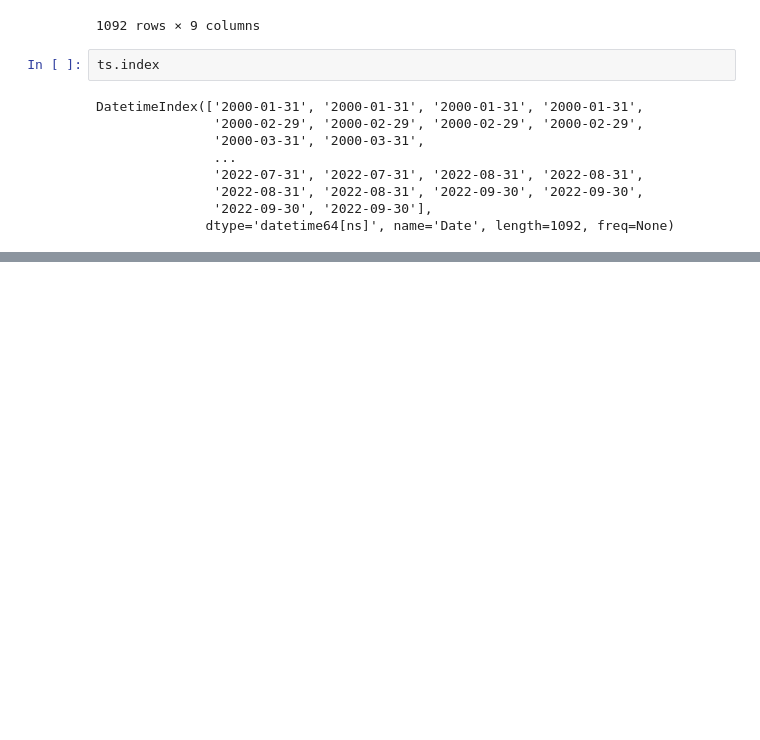
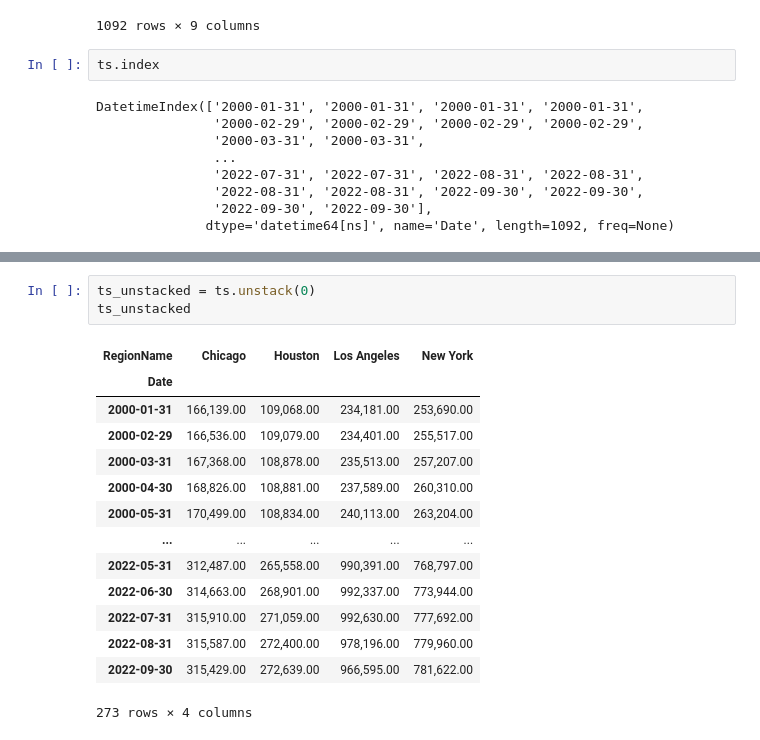
Before and after one commit to Beagan19/-Core--Preparing-Time-Series-from-Wide-Form-Data, a Jupyter notebook: (Core) Preparing Time Series from Wide-Form Data.ipynb, the cells around one changed output, grey strips where cells are left out. Saved outputs shown, nothing was run; the diff lists cells and outputs as text; blank space fills up the shorter version.

```diff
--- a/(Core) Preparing Time Series from Wide-Form Data.ipynb
+++ b/(Core) Preparing Time Series from Wide-Form Data.ipynb
@@ -175,0 +197,18 @@ ts_MS.head()
+# %%
+ts_unstacked = ts.unstack(0)
+ts_unstacked
+# %% [output]
+| RegionName | Chicago | Houston | Los Angeles | New York |
+| Date |  |  |  |  |
+| 2000-01-31 | 166,139.00 | 109,068.00 | 234,181.00 | 253,690.00 |
+| 2000-02-29 | 166,536.00 | 109,079.00 | 234,401.00 | 255,517.00 |
+| 2000-03-31 | 167,368.00 | 108,878.00 | 235,513.00 | 257,207.00 |
+| 2000-04-30 | 168,826.00 | 108,881.00 | 237,589.00 | 260,310.00 |
+| 2000-05-31 | 170,499.00 | 108,834.00 | 240,113.00 | 263,204.00 |
+| ... | ... | ... | ... | ... |
+| 2022-05-31 | 312,487.00 | 265,558.00 | 990,391.00 | 768,797.00 |
+| 2022-06-30 | 314,663.00 | 268,901.00 | 992,337.00 | 773,944.00 |
+| 2022-07-31 | 315,910.00 | 271,059.00 | 992,630.00 | 777,692.00 |
+| 2022-08-31 | 315,587.00 | 272,400.00 | 978,196.00 | 779,960.00 |
+| 2022-09-30 | 315,429.00 | 272,639.00 | 966,595.00 | 781,622.00 |
+273 rows × 4 columns
```
Also changed, not shown: parts of 6 cells of this notebook.
